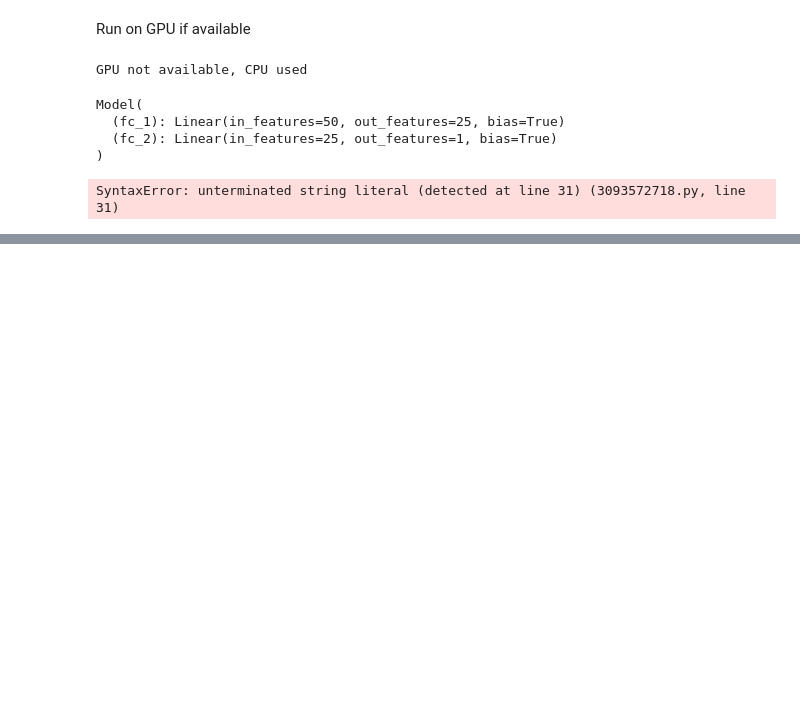
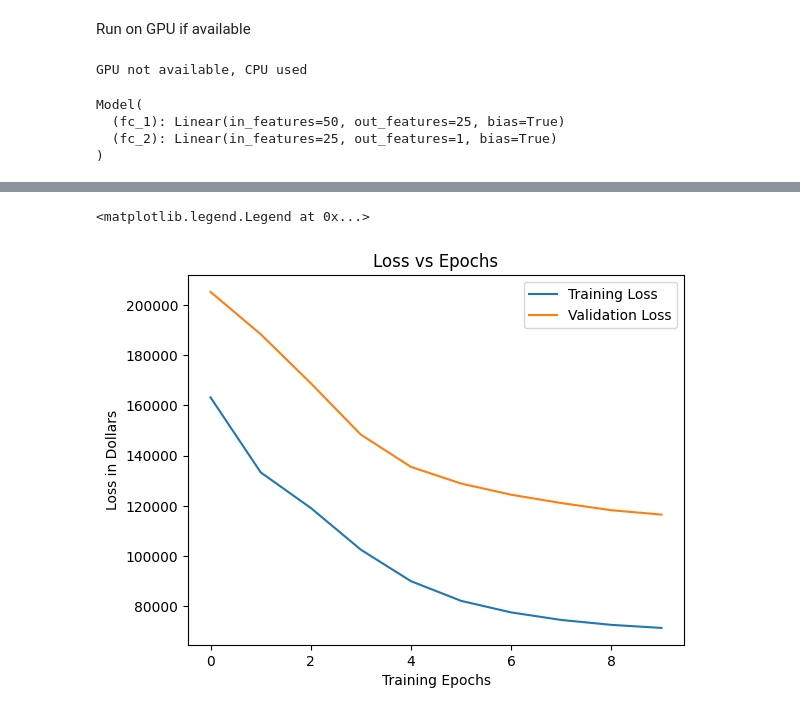
Before and after one commit to kdevoe/aai-500-final-group-4, a Jupyter notebook: HousingDataXGBoost.ipynb, the cells around one changed output, grey strips where cells are left out. Drawn from its saved outputs; the diff is of its cells as text; code cells hidden in the pictures; blank space fills up the shorter version.

Commit message:
Fixes to neural network to get proper training

```diff
--- a/HousingDataXGBoost.ipynb
+++ b/HousingDataXGBoost.ipynb
@@ -439,18 +439,16 @@ Model(
 # %%
 # Define the loss function and the optimizer
 criterion = nn.MSELoss()
-optimizer = torch.optim.Adam(model.parameters(), lr=LR)
+optimizer = torch.optim.Adam(neural_model.parameters(), lr=LR)
 # %%
 # Training loop
 
-def training_loop(model, train_X, train_y, num_epochs = 1, batch_size = 1):
-
-    print(train_X.shape)
-    print(train_y.shape)
+def training_loop(model, train_X, train_y, val_X, val_y, num_epochs = 1, batch_size = 1):
 
     num_batches = len(train_X) // batch_size
 
-    losses = []
+    train_losses = []
+    val_losses = []
     total_loss = 0
 
     for epoch in tqdm(range(num_epochs)):  # loop over the dataset for each epoch
@@ -470,34 +468,27 @@ def training_loop(model, train_X, train_y, num_epochs = 1, batch_size = 1):
             outputs = model(inputs)
             loss = torch.sqrt(criterion(outputs, labels))
             loss.backward()
-            # Print the parameter
-            print("model.fc_1.weight)
             optimizer.step()
-
-            #print(model.fc_1.weight.grad)
-            # Print the optimizer gradients
-            #print(optimizer.state_dict()['param_groups'][0]['grad'])
 
             total_loss += np.mean(loss.item())
 
-            if batch % 10000 == 0:
-                print(f'Epoch: {epoch + 1}, Batch: {batch + 1}, Loss: {loss.item()}')
-                print(model.fc_1.weight.grad)
+        # Get the validation losses
+        val_outputs = model(torch.from_numpy(val_X).float().reshape(len(val_X), -1))
+        val_loss = torch.sqrt(criterion(val_outputs, torch.from_numpy(np.asarray(val_y)).float().reshape(len(val_y), -1)))
 
         average_loss = total_loss / num_batches
-        losses.append(average_loss)
+        train_losses.append(average_loss)
+        val_losses.append(val_loss.detach().numpy())
         total_loss = 0  # Reset the total loss for the next epoch
 
-    return losses
+    return train_losses, val_losses
-# %% [output]
-SyntaxError: unterminated string literal (detected at line 31) (3093572718.py, line 31)
 # %%
-losses = training_loop(model, train_X, train_y, num_epochs=EPOCHS, batch_size=BATCH_SIZE)
+train_losses, val_losses = training_loop(neural_model, train_X, train_y, val_X, val_y, num_epochs=EPOCHS, batch_size=BATCH_SIZE)
 
-plt.plot(losses)
-
-# Print the weights and biases
-print(model.fc_1.weight)
-print(model.fc_1.bias)
-print(model.fc_2.weight)
-print(model.fc_2.bias)
+plt.plot(train_losses, label='Training Loss')
+plt.plot(val_losses, label='Validation Loss')
+plt.title('Loss vs Epochs')
+plt.xlabel('Training Epochs')
+plt.ylabel('Loss in Dollars')
+plt.legend()
+# %% [output]
@@ -503,0 +515,2 @@ print(model.fc_2.bias)
+<matplotlib.legend.Legend at 0x...>
+[figure, added]
```
Also changed, not shown: parts of 3 cells of this notebook.
